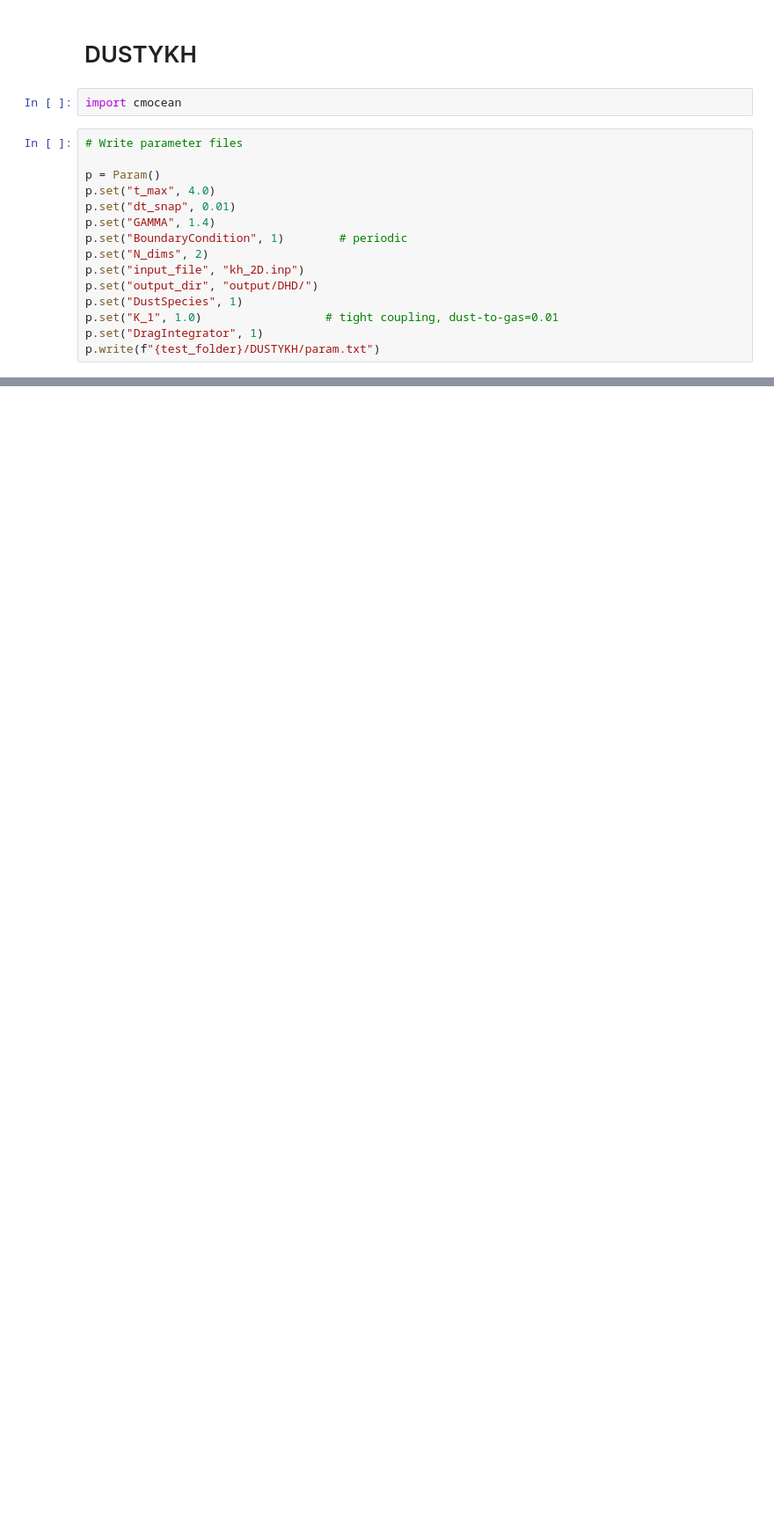
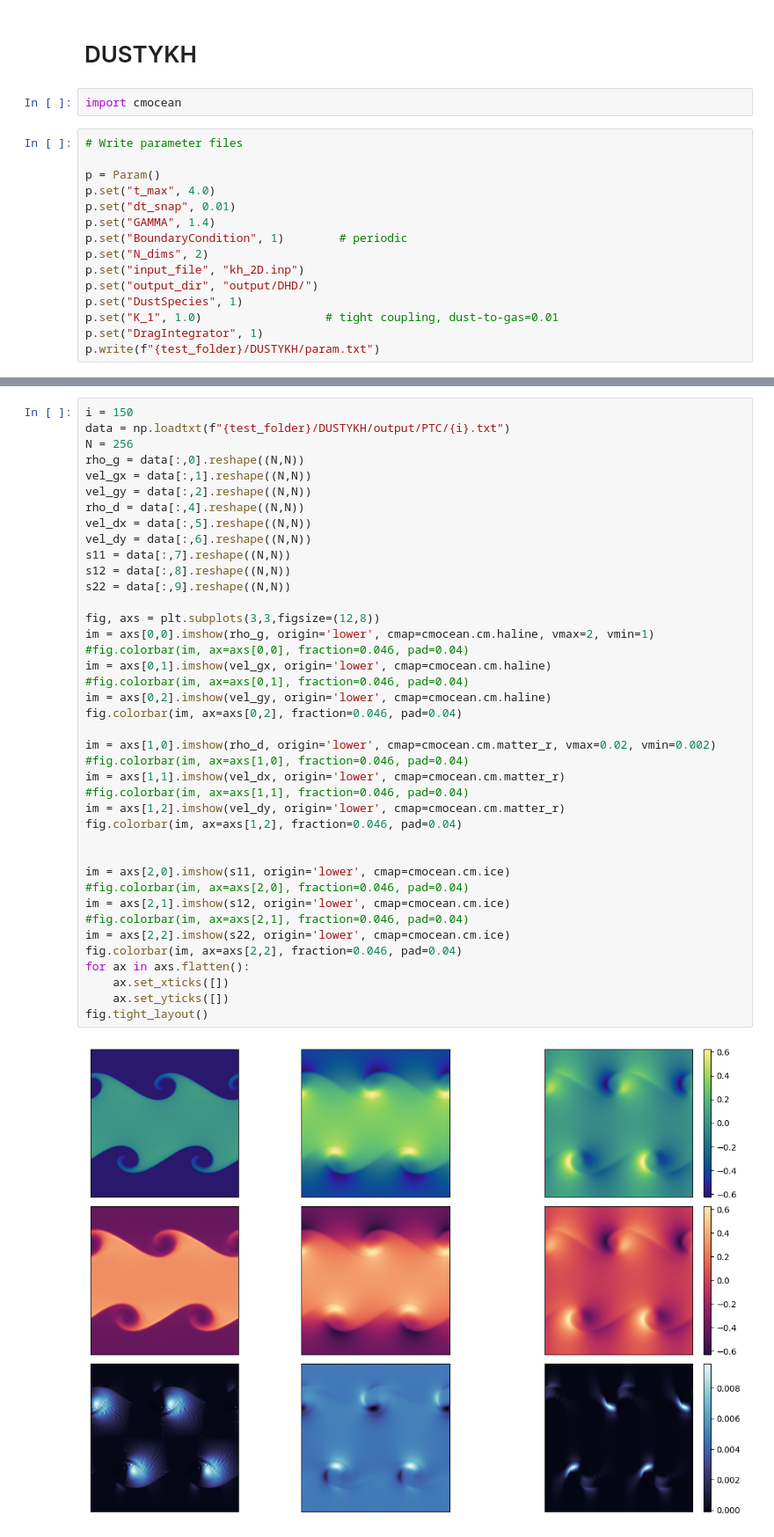
Before and after one commit to Giovanni-Tedeschi/pigpen, a Jupyter notebook: tests.ipynb, the cells around one changed output, grey strips where cells are left out. Shown at 88% size. Cells and saved outputs as stored; diff of their text form; blank space fills up the shorter version.

```diff
--- a/tests.ipynb
+++ b/tests.ipynb
@@ -638,0 +670,42 @@ fig.tight_layout()
+# %%
+i = 150
+data = np.loadtxt(f"{test_folder}/DUSTYKH/output/PTC/{i}.txt")
+N = 256
+rho_g = data[:,0].reshape((N,N))
+vel_gx = data[:,1].reshape((N,N))
+vel_gy = data[:,2].reshape((N,N))
+rho_d = data[:,4].reshape((N,N))
+vel_dx = data[:,5].reshape((N,N))
+vel_dy = data[:,6].reshape((N,N))
+s11 = data[:,7].reshape((N,N))
+s12 = data[:,8].reshape((N,N))
+s22 = data[:,9].reshape((N,N))
+
+fig, axs = plt.subplots(3,3,figsize=(12,8))
+im = axs[0,0].imshow(rho_g, origin='lower', cmap=cmocean.cm.haline, vmax=2, vmin=1)
+#fig.colorbar(im, ax=axs[0,0], fraction=0.046, pad=0.04)
+im = axs[0,1].imshow(vel_gx, origin='lower', cmap=cmocean.cm.haline)
+#fig.colorbar(im, ax=axs[0,1], fraction=0.046, pad=0.04)
+im = axs[0,2].imshow(vel_gy, origin='lower', cmap=cmocean.cm.haline)
+fig.colorbar(im, ax=axs[0,2], fraction=0.046, pad=0.04)
+
+im = axs[1,0].imshow(rho_d, origin='lower', cmap=cmocean.cm.matter_r, vmax=0.02, vmin=0.002)
+#fig.colorbar(im, ax=axs[1,0], fraction=0.046, pad=0.04)
+im = axs[1,1].imshow(vel_dx, origin='lower', cmap=cmocean.cm.matter_r)
+#fig.colorbar(im, ax=axs[1,1], fraction=0.046, pad=0.04)
+im = axs[1,2].imshow(vel_dy, origin='lower', cmap=cmocean.cm.matter_r)
+fig.colorbar(im, ax=axs[1,2], fraction=0.046, pad=0.04)
+
+
+im = axs[2,0].imshow(s11, origin='lower', cmap=cmocean.cm.ice)
+#fig.colorbar(im, ax=axs[2,0], fraction=0.046, pad=0.04)
+im = axs[2,1].imshow(s12, origin='lower', cmap=cmocean.cm.ice)
+#fig.colorbar(im, ax=axs[2,1], fraction=0.046, pad=0.04)
+im = axs[2,2].imshow(s22, origin='lower', cmap=cmocean.cm.ice)
+fig.colorbar(im, ax=axs[2,2], fraction=0.046, pad=0.04)
+for ax in axs.flatten():
+    ax.set_xticks([])
+    ax.set_yticks([])
+fig.tight_layout()
+# %% [output]
+[figure, added]
```
Also changed, not shown: parts of 16 cells of this notebook, 7 other files.
